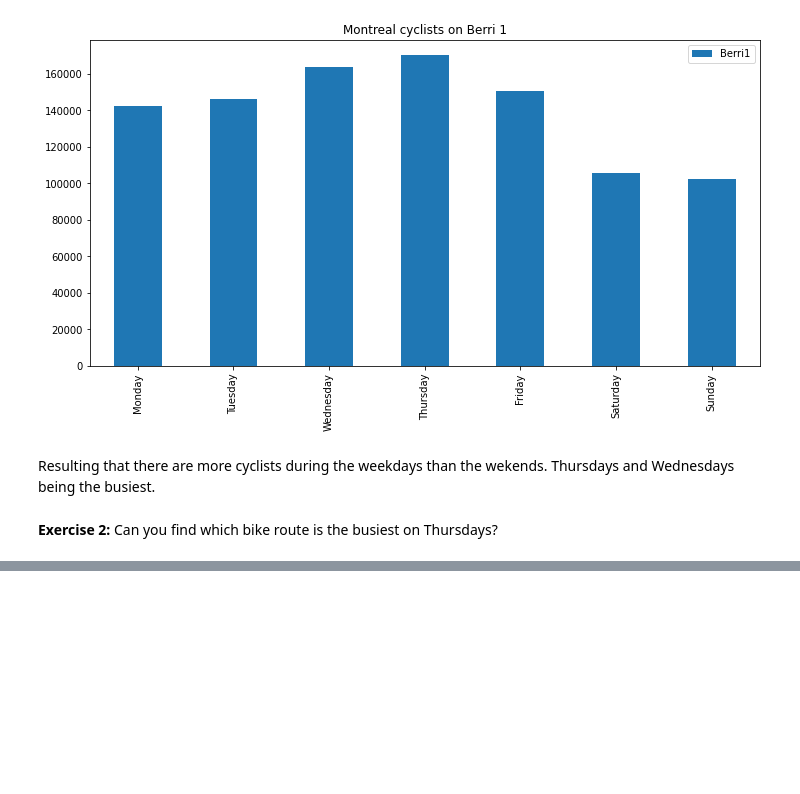
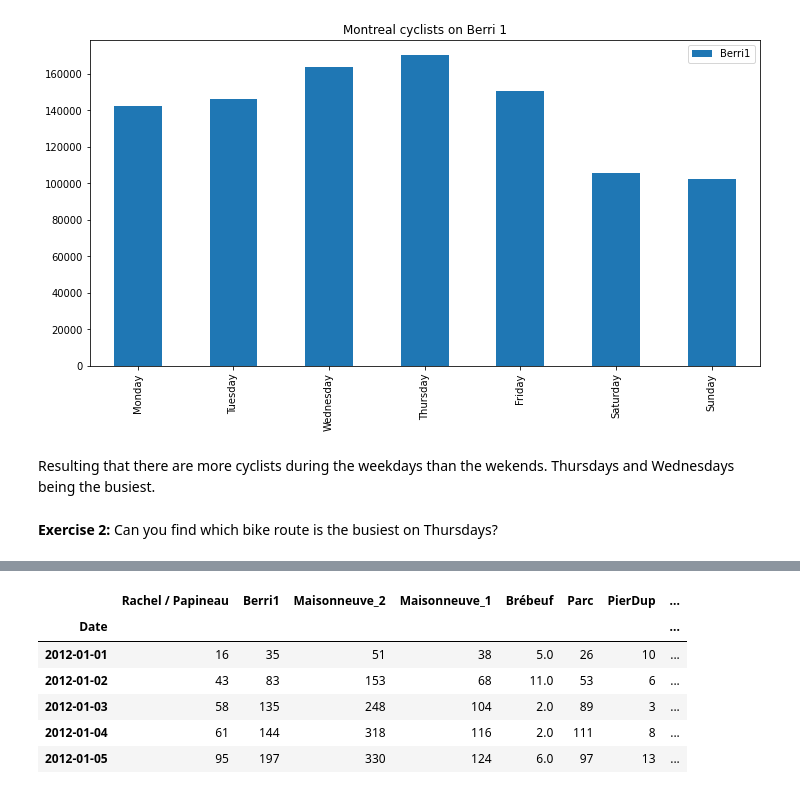
Before and after one commit to clizarraga-UAD7/Notebooks, a Jupyter notebook: PandasIntro.ipynb, the cells around one changed output, grey strips where cells are left out. Cells and saved outputs as stored; diff of their text form; code cells hidden in the pictures; blank space fills up the shorter version.

```diff
--- a/PandasIntro.ipynb
+++ b/PandasIntro.ipynb
@@ -532,0 +590,15 @@ Resulting that there are more cyclists during the weekdays than the wekends. Thu
+# %%
+# Remove column name 'Unnamed: 1', and redefine the bikes dataframe.
+# The axis = 1 refers to columns, and the inplace=True option rewrites the bike dataframe
+
+bikes.drop(['Unnamed: 1'], axis = 1, inplace = True)
+
+bikes.head()
+# %% [output]
+|  | Rachel / Papineau | Berri1 | Maisonneuve_2 | Maisonneuve_1 | Brébeuf | Parc | PierDup | ... |
+| Date |  |  |  |  |  |  |  | ... |
+| 2012-01-01 | 16 | 35 | 51 | 38 | 5.0 | 26 | 10 | ... |
+| 2012-01-02 | 43 | 83 | 153 | 68 | 11.0 | 53 | 6 | ... |
+| 2012-01-03 | 58 | 135 | 248 | 104 | 2.0 | 89 | 3 | ... |
+| 2012-01-04 | 61 | 144 | 318 | 116 | 2.0 | 111 | 8 | ... |
+| 2012-01-05 | 95 | 197 | 330 | 124 | 6.0 | 97 | 13 | ... |
```
Also changed, not shown: parts of 38 cells of this notebook.
